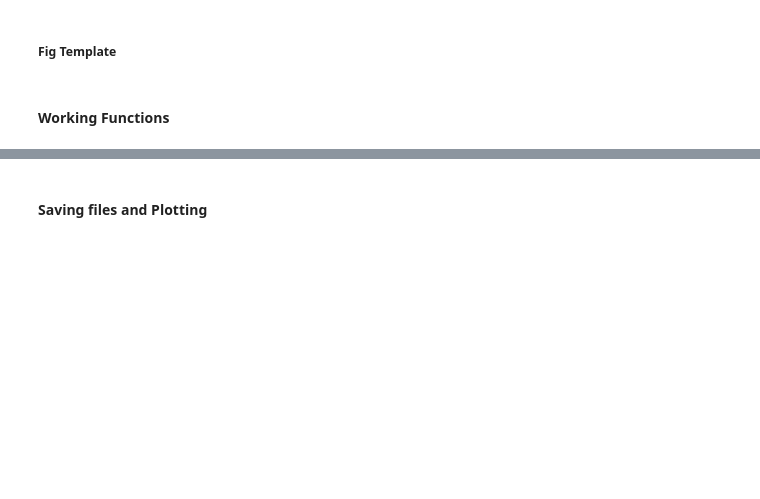
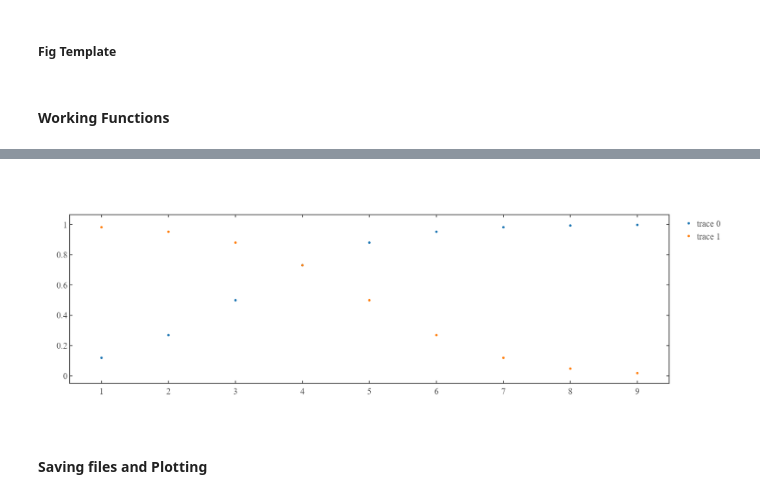
Before and after one commit to ghoshatanu857/Instrument_Automation, a Jupyter notebook: Experimental_Applications/T1_measurements.ipynb, the cells around one changed output, grey strips where cells are left out. Drawn from its saved outputs; the diff is of its cells as text; code cells hidden in the pictures; blank space fills up the shorter version.

```diff
--- a/Experimental_Applications/T1_measurements.ipynb
+++ b/Experimental_Applications/T1_measurements.ipynb
@@ -967,3 +985,20 @@ fig.show()
+# %%
+def sigmoid(x,x0):
+    return 1/(1+np.exp(-(x-x0)))
+def inverse_sigmoid(x,x0):
+    return 1/(1+np.exp((x-x0)))
+# %%
+arr = np.arange(1,10)
+sig = sigmoid(arr,3)
+inv_sig = inverse_sigmoid(arr,5)
+
+fig = go.Figure()
+fig.add_scatter(x=arr,y=sig,mode='markers' )
+fig.add_scatter(x=arr,y=inv_sig,mode='markers' )
+fig.update_layout(template = fig_template,width=800,height=600)
+fig.show()
+# %% [output]
+[figure, added]
 # %%
 # # For Lifetime Measurement
 
```
Also changed, not shown: parts of 10 cells of this notebook, 9 other files.
